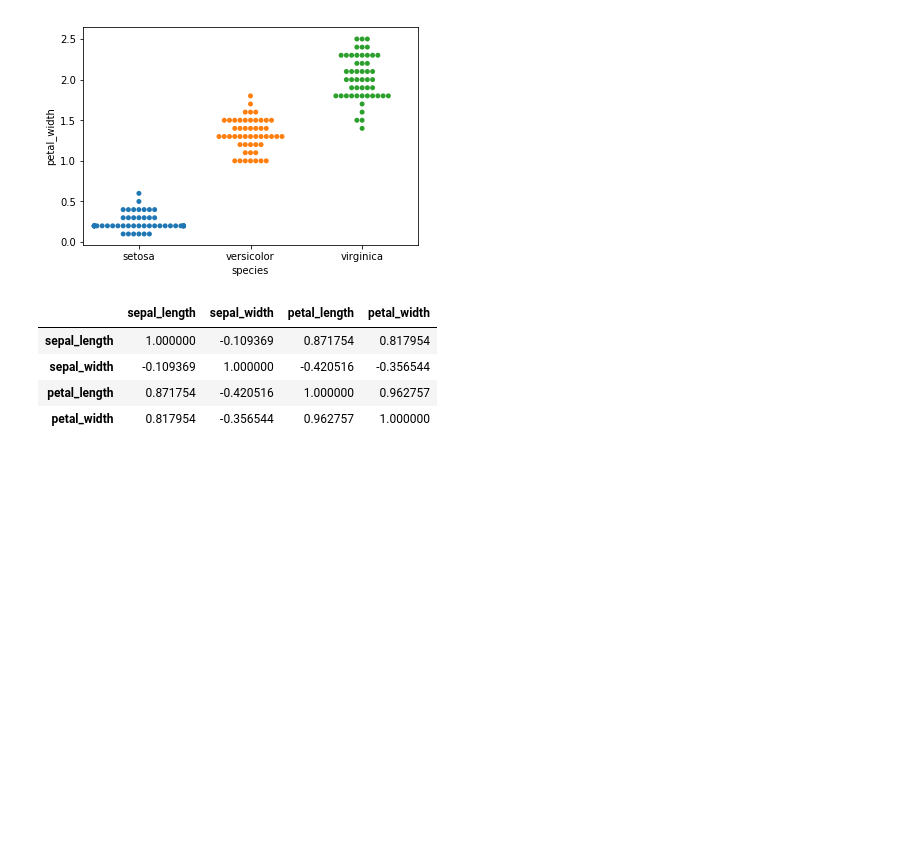
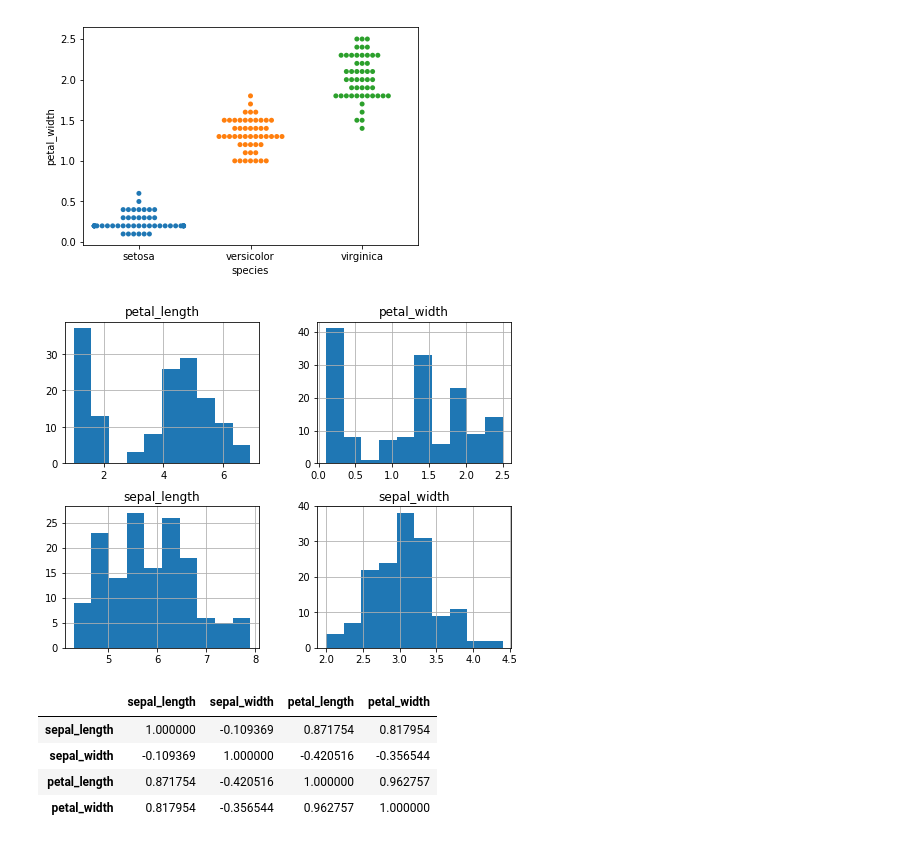
Before and after one commit to jennifer-ryan/iris-data-set-project, a Jupyter notebook: Iris Dataset Exploratory Data Analysis.ipynb, the cells around one changed output. Saved outputs shown, nothing was run; the diff lists cells and outputs as text; code cells hidden in the pictures; blank space fills up the shorter version.

```diff
--- a/Iris Dataset Exploratory Data Analysis.ipynb
+++ b/Iris Dataset Exploratory Data Analysis.ipynb
@@ -90,6 +89,12 @@ sns.swarmplot(x = 'species', y = 'petal_width', data = iris)
 plt.show()
 # %% [output]
 [figure]
+# %%
+# Histogram of all measurements across all species.
+iris.hist(figsize = (8, 6))
+plt.show()
+# %% [output]
+[figure, added]
 # %%
 # Correlations between measurements.
 iris.corr()
```
Also changed, not shown: parts of 31 cells of this notebook.
